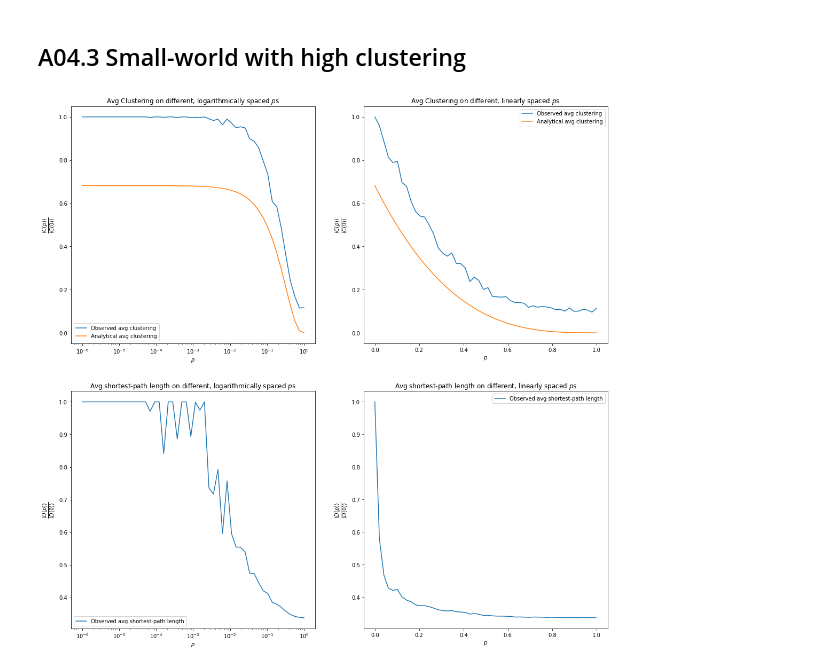
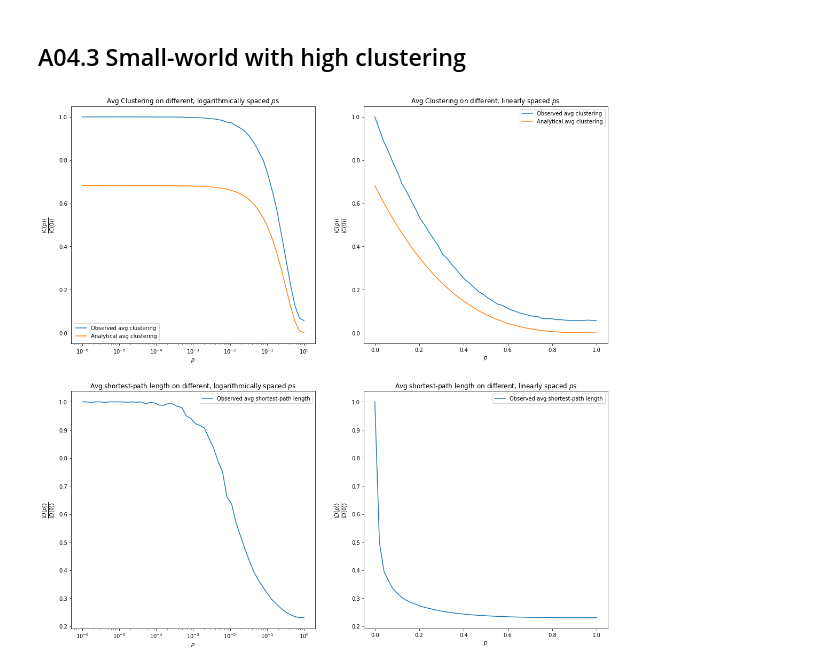
Before and after one commit to raffi07/NetSci22, a Jupyter notebook: NetSci22_A4.ipynb, the cells around one changed output. Drawn from its saved outputs; the diff is of its cells as text; code cells hidden in the pictures.

```diff
--- a/NetSci22_A4.ipynb
+++ b/NetSci22_A4.ipynb
@@ -36,25 +36,33 @@ fgsz = 30
 figure, axis = plt.subplots(3, 2, figsize=(fgsz, fgsz))
 
 for i, (output_str, graph) in enumerate(str_n_graphs):
+
   ax = axis[i % 3, i // 3]
   second_ax = axis[i % 3, (i // 3)+1]
+
   comms = nx.algorithms.community.greedy_modularity_communities(graph)
   comms_amt = len(comms)
+
   color = cm.Spectral(np.linspace(0,1,comms_amt))
   node_colors = [None] * graph.number_of_nodes()
+
   for j, fzset in enumerate(comms):
     for el in fzset:
       node_colors[el] = color[j]
   gn_comms = nx.algorithms.community.girvan_newman(graph)
   max_mod = 0
+
   for c in gn_comms:
     calc_mod = nx.algorithms.community.modularity(graph, c)
     if calc_mod > max_mod:
       max_mod = calc_mod
       max_c = c
+
   gn_comms_amt = len(max_c)
+
   gn_color = cm.Spectral(np.linspace(0,1,gn_comms_amt))
   gn_node_colors = [None] * graph.number_of_nodes()
+
   for k, comm_el in enumerate(max_c):
     for cel in comm_el:
       gn_node_colors[cel] = gn_color[k]
@@ -62,22 +70,28 @@ for i, (output_str, graph) in enumerate(str_n_graphs):
   position = nx.spring_layout(graph)
 
   nx.draw(graph, ax=ax, pos=position, node_color = node_colors)
-  ax.set_title(output_str)
+  ax.set_title(output_str+"\nClauset Newman and Moore")
 
   nx.draw(graph, ax=second_ax, pos=position, node_color = gn_node_colors)
-  second_ax.set_title(output_str)
+  second_ax.set_title(output_str+"\nGirvan-Newman")
 
   rnd_graph = nx.algorithms.smallworld.random_reference(graph, niter = 5, connectivity=False)
+
   rnd_comms = nx.algorithms.community.greedy_modularity_communities(rnd_graph)
   rnd_comms_amt = len(rnd_comms)
+
   rnd_gn_comms = nx.algorithms.community.girvan_newman(rnd_graph)
+
   max_mod = 0
+
   for c in rnd_gn_comms:
     calc_mod = nx.algorithms.community.modularity(rnd_graph, c)
     if calc_mod > max_mod:
       max_mod = calc_mod
       max_c = c
+
   rnd_gn_comms_amt = len(max_c)
+
   print(f"{output_str} Clauset Newman and Moore: {comms_amt}")
   print(f"{output_str} Clauset Newman and Moore randomized: {rnd_comms_amt}")
   print(f"{output_str} Girvan-Newman: {gn_comms_amt}")
@@ -109,9 +123,10 @@ avg_degs = [0.3, 1, 2.5]
 n = 500
 
 for i, avg_deg in enumerate(avg_degs):
-  g = nx.erdos_renyi_graph(n, avg_deg/n)
+  g = nx.erdos_renyi_graph(n, avg_deg/(n-1))
   # print(np.mean([d for (n, d) in g.degree()]))
   position = nx.spring_layout(g, scale=50)
   ax = axis[i]
+  ax.set_title(rf"Average degree $\approx$ {avg_deg}")
   nx.draw(g, ax=ax, pos=position, node_size = 10)
 # %% [output]
@@ -182,19 +194,27 @@ lin_ds = []
 log_analytical = [(3/2)*((k-1)/(2*k-1))*(1-p)**3 for p in ps_log]
 lin_analytical = [(3/2)*((k-1)/(2*k-1))*(1-p)**3 for p in ps_lin]
 
-g_0 = nx.watts_strogatz_graph(n, k*2, 0)
+g_0 = nx.watts_strogatz_graph(n, k, 0)
 
 c_0 = nx.average_clustering(g_0)
 d_0 = nx.average_shortest_path_length(g_0)
 
 for i in range(50):
-  g_log = nx.watts_strogatz_graph(n, k*2, ps_log[i])
-  log_cs.append(nx.average_clustering(g_log)/c_0)
-  log_ds.append(nx.average_shortest_path_length(g_log)/d_0)
-  g_lin = nx.watts_strogatz_graph(n, k*2, ps_lin[i])
-  lin_cs.append(nx.average_clustering(g_lin)/c_0)
-  lin_ds.append(nx.average_shortest_path_length(g_lin)/d_0)
-
+  log_avg_cs = []
+  log_avg_ds = []
+  lin_avg_cs = []
+  lin_avg_ds = []
+  for j in range(100):
+    g_log = nx.watts_strogatz_graph(n, k, ps_log[i])
+    g_lin = nx.watts_strogatz_graph(n, k, ps_lin[i])
+    log_avg_cs.append(nx.average_clustering(g_log)/c_0)
+    log_avg_ds.append(nx.average_shortest_path_length(g_log)/d_0)
+    lin_avg_cs.append(nx.average_clustering(g_lin)/c_0)
+    lin_avg_ds.append(nx.average_shortest_path_length(g_lin)/d_0)
+  log_cs.append(np.mean(log_avg_cs))
+  log_ds.append(np.mean(log_avg_ds))
+  lin_cs.append(np.mean(lin_avg_cs))
+  lin_ds.append(np.mean(lin_avg_ds))
 
 fgsz = 18
 figure, axis = plt.subplots(2, 2, figsize=(fgsz, fgsz))
@@ -213,31 +233,31 @@ ax = axis[1,0]
 
 ax.plot(ps_log, log_ds, label="Observed avg shortest-path length")
 ax.legend()
 
 ax.set_xscale("log")
 ax.set_xlabel("$p$")
 ax.set_ylabel(r"$\frac{\langle D(p) \rangle}{\langle D(0) \rangle}$", fontsize=14)
 ax.set_title("Avg shortest-path length on different, logarithmically spaced $p$s")
 
 ax = axis[0,1]
 
 ax.plot(ps_lin, lin_cs, label="Observed avg clustering")
 ax.plot(ps_lin, lin_analytical, label="Analytical avg clustering")
 ax.legend()
 
 ax.set_xlabel("$p$")
 ax.set_ylabel(r"$\frac{\langle C(p) \rangle}{\langle C(0) \rangle}$", fontsize=14)
 ax.set_title("Avg Clustering on different, linearly spaced $p$s")
 
 ax = axis[1,1]
 
 ax.plot(ps_lin, lin_ds, label="Observed avg shortest-path length")
 ax.legend()
 
 ax.set_xlabel("$p$")
 ax.set_ylabel(r"$\frac{\langle D(p) \rangle}{\langle D(0) \rangle}$", fontsize=14)
 ax.set_title("Avg shortest-path length on different, linearly spaced $p$s")
 
 plt.show()
 # %% [output]
-[figure, old version]
+[figure, new version]
```
Also changed, not shown: parts of 3 cells of this notebook.
